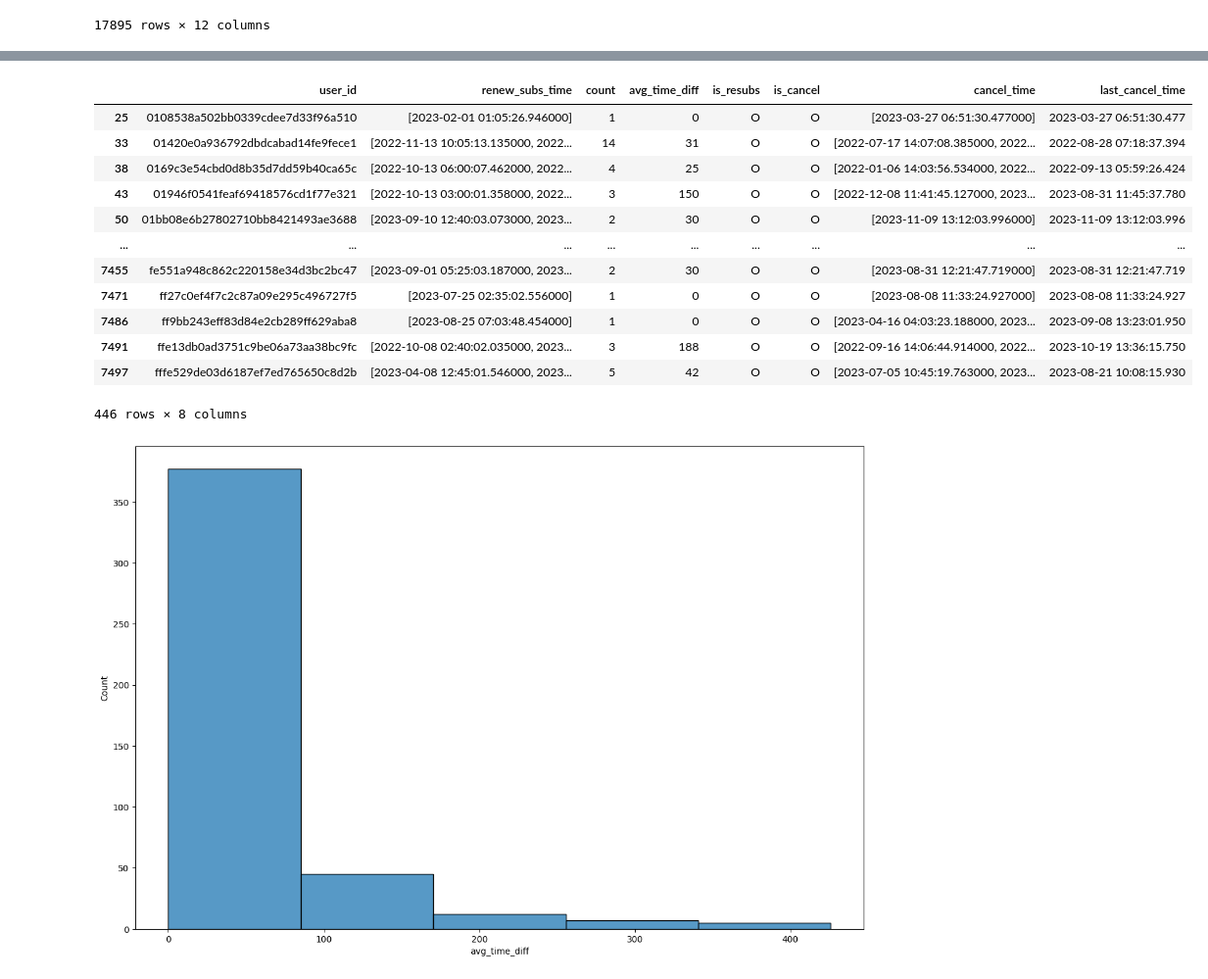
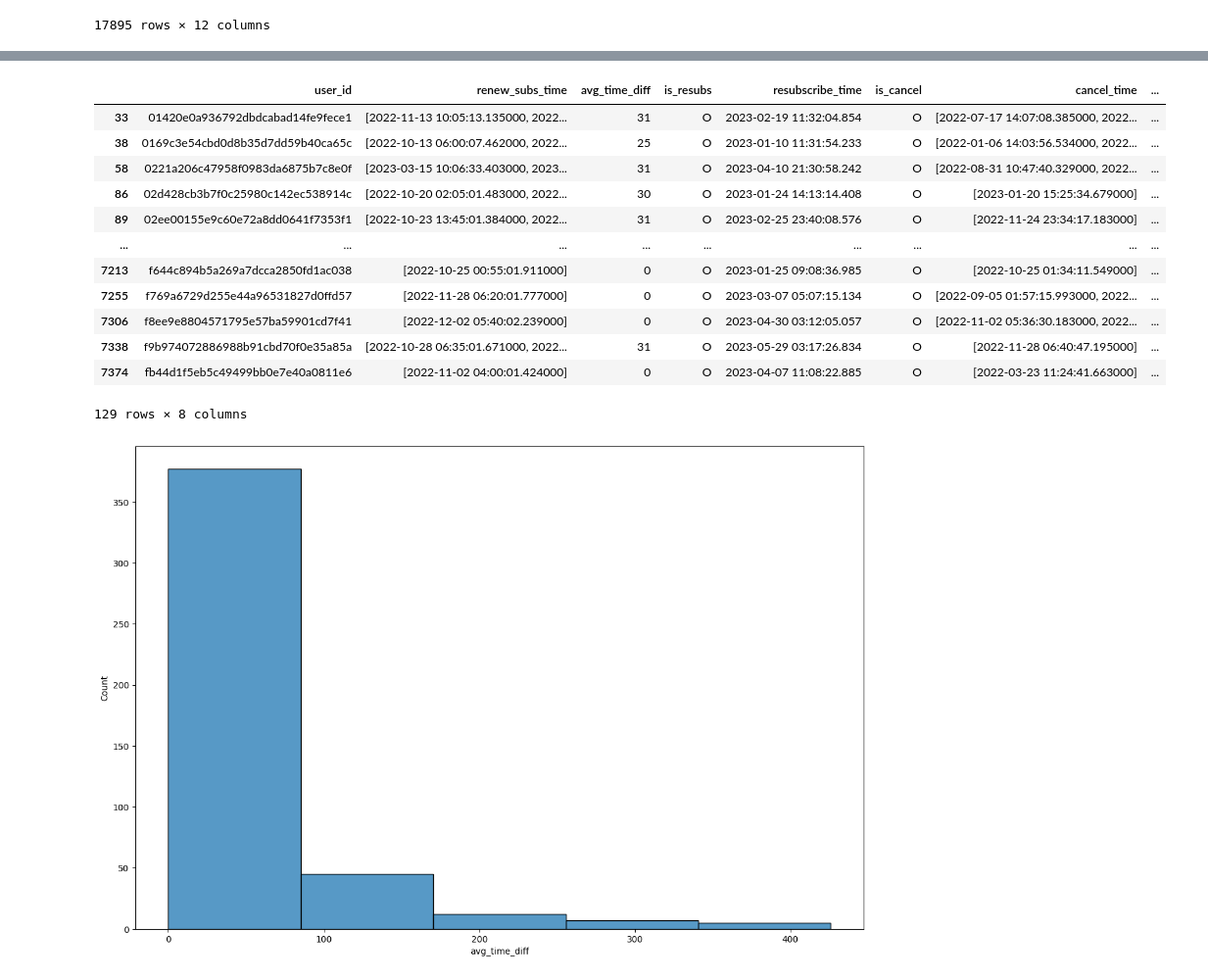
Before and after one commit to saeraniren/intermediate_project, a Jupyter notebook: lwc_main.ipynb, the cells around one changed output, grey strips where cells are left out. Shown at 98% size. Drawn from its saved outputs; the diff is of its cells as text; code cells hidden in the pictures.

```diff
--- a/lwc_main.ipynb
+++ b/lwc_main.ipynb
@@ -1364,8 +1380,7 @@ cancel_plan_df
 # 정기 구독 일정 텀
 renew_subs_df['client_event_time'] = pd.to_datetime(renew_subs_df['client_event_time'])
 renew_subs_groupby = renew_subs_df.groupby('user_id').agg(
-    renew_subs_time=('client_event_time', list),
-    count=('client_event_time', 'count')
+    renew_subs_time=('client_event_time', list)
 ).reset_index()
 renew_subs_groupby
 # %% [output]
@@ -1406,6 +1421,21 @@ renew_subs_groupby
 # %%
-# 재구독 여부 / 구독 취소 여부 판단
+# 재구독 여부 판단
 renew_subs_groupby['is_resubs'] = np.where(renew_subs_groupby['user_id'].isin(resubscribe_df['user_id']), 'O', 'X')
+
+# 데이터 변경
+resubscribe_df['client_event_time'] = pd.to_datetime(cancel_plan_df['client_event_time'])
+
+# 데이터 병합
+renew_subs_groupby = pd.merge(
+    renew_subs_groupby,
+    resubscribe_df.groupby('user_id').agg(resubscribe_time=('client_event_time', list)).reset_index(),
+    on='user_id', how='left')
+
+# 최근 재구독 날짜 확인
+renew_subs_groupby['last_resubscribe_time'] = renew_subs_groupby['resubscribe_time'].apply(
+    lambda x: (pd.Series(x).max() if len(x) > 0 else pd.NaT))
+
+# 구독 취소 여부 판단
 renew_subs_groupby['is_cancel'] = np.where(renew_subs_groupby['user_id'].isin(cancel_plan_df['user_id']), 'O', 'X')
 
 # 데이터 변경
@@ -1417,13 +1447,15 @@ resubs_judje_df = pd.merge(
     cancel_plan_df.groupby('user_id').agg(cancel_time=('client_event_time', list)).reset_index(),
     on='user_id', how='left')
 
-# NaN 값을 빈 리스트로 변환
-resubs_judje_df['cancel_time'] = resubs_judje_df['cancel_time'].apply(lambda x: x if isinstance(x, list) else [])
-
 # 최근 구독 취소 날짜 확인
 resubs_judje_df['last_cancel_time'] = resubs_judje_df['cancel_time'].apply(
     lambda x: (pd.Series(x).max() if len(x) > 0 else pd.NaT))
 
+# NaN 값을 빈 리스트로 변환
+resubs_judje_df['cancel_time'] = resubs_judje_df['cancel_time'].apply(lambda x: x if isinstance(x, list) else [])
+resubs_judje_df['resubscribe_time'] = resubs_judje_df['resubscribe_time'].apply(lambda x: x if isinstance(x, list) else [])
+
 # 데이터 확인
-resubs_judje_df.head(50)
+resubs_judje_df
+# resubs_judje_df.head(50)
 # %% [output]
@@ -1447,19 +1463,23 @@ resubs_judje_df.head(50)
 # %%
-resubs_judje_df[(resubs_judje_df['is_resubs'] == 'O') & (resubs_judje_df['is_cancel'] == 'O')]
+resubs_judje_df[
+    (resubs_judje_df['is_resubs'] == 'O')\
+    & (resubs_judje_df['is_cancel'] == 'O')\
+    & (resubs_judje_df['resubscribe_time'] > resubs_judje_df['last_cancel_time'])
+]
 # %% [output]
-|  | user_id | renew_subs_time | count | avg_time_diff | is_resubs | is_cancel | cancel_time | last_cancel_time |
-| 25 | 0108538a502bb0339cdee7d33f96a510 | [2023-02-01 01:05:26.946000] | 1 | 0 | O | O | [2023-03-27 06:51:30.477000] | 2023-03-27 06:51:30.477 |
-| 33 | 01420e0a936792dbdcabad14fe9fece1 | [2022-11-13 10:05:13.135000, 2022... | 14 | 31 | O | O | [2022-07-17 14:07:08.385000, 2022... | 2022-08-28 07:18:37.394 |
-| 38 | 0169c3e54cbd0d8b35d7dd59b40ca65c | [2022-10-13 06:00:07.462000, 2022... | 4 | 25 | O | O | [2022-01-06 14:03:56.534000, 2022... | 2022-09-13 05:59:26.424 |
-| 43 | 01946f0541feaf69418576cd1f77e321 | [2022-10-13 03:00:01.358000, 2022... | 3 | 150 | O | O | [2022-12-08 11:41:45.127000, 2023... | 2023-08-31 11:45:37.780 |
-| 50 | 01bb08e6b27802710bb8421493ae3688 | [2023-09-10 12:40:03.073000, 2023... | 2 | 30 | O | O | [2023-11-09 13:12:03.996000] | 2023-11-09 13:12:03.996 |
+|  | user_id | renew_subs_time | avg_time_diff | is_resubs | resubscribe_time | is_cancel | cancel_time | ... |
+| 33 | 01420e0a936792dbdcabad14fe9fece1 | [2022-11-13 10:05:13.135000, 2022... | 31 | O | 2023-02-19 11:32:04.854 | O | [2022-07-17 14:07:08.385000, 2022... | ... |
+| 38 | 0169c3e54cbd0d8b35d7dd59b40ca65c | [2022-10-13 06:00:07.462000, 2022... | 25 | O | 2023-01-10 11:31:54.233 | O | [2022-01-06 14:03:56.534000, 2022... | ... |
+| 58 | 0221a206c47958f0983da6875b7c8e0f | [2023-03-15 10:06:33.403000, 2023... | 31 | O | 2023-04-10 21:30:58.242 | O | [2022-08-31 10:47:40.329000, 2022... | ... |
+| 86 | 02d428cb3b7f0c25980c142ec538914c | [2022-10-20 02:05:01.483000, 2022... | 30 | O | 2023-01-24 14:13:14.408 | O | [2023-01-20 15:25:34.679000] | ... |
+| 89 | 02ee00155e9c60e72a8dd0641f7353f1 | [2022-10-23 13:45:01.384000, 2022... | 31 | O | 2023-02-25 23:40:08.576 | O | [2022-11-24 23:34:17.183000] | ... |
 | ... | ... | ... | ... | ... | ... | ... | ... | ... |
-| 7455 | fe551a948c862c220158e34d3bc2bc47 | [2023-09-01 05:25:03.187000, 2023... | 2 | 30 | O | O | [2023-08-31 12:21:47.719000] | 2023-08-31 12:21:47.719 |
-| 7471 | ff27c0ef4f7c2c87a09e295c496727f5 | [2023-07-25 02:35:02.556000] | 1 | 0 | O | O | [2023-08-08 11:33:24.927000] | 2023-08-08 11:33:24.927 |
-| 7486 | ff9bb243eff83d84e2cb289ff629aba8 | [2023-08-25 07:03:48.454000] | 1 | 0 | O | O | [2023-04-16 04:03:23.188000, 2023... | 2023-09-08 13:23:01.950 |
-| 7491 | ffe13db0ad3751c9be06a73aa38bc9fc | [2022-10-08 02:40:02.035000, 2023... | 3 | 188 | O | O | [2022-09-16 14:06:44.914000, 2022... | 2023-10-19 13:36:15.750 |
-| 7497 | fffe529de03d6187ef7ed765650c8d2b | [2023-04-08 12:45:01.546000, 2023... | 5 | 42 | O | O | [2023-07-05 10:45:19.763000, 2023... | 2023-08-21 10:08:15.930 |
+| 7213 | f644c894b5a269a7dcca2850fd1ac038 | [2022-10-25 00:55:01.911000] | 0 | O | 2023-01-25 09:08:36.985 | O | [2022-10-25 01:34:11.549000] | ... |
+| 7255 | f769a6729d255e44a96531827d0ffd57 | [2022-11-28 06:20:01.777000] | 0 | O | 2023-03-07 05:07:15.134 | O | [2022-09-05 01:57:15.993000, 2022... | ... |
+| 7306 | f8ee9e8804571795e57ba59901cd7f41 | [2022-12-02 05:40:02.239000] | 0 | O | 2023-04-30 03:12:05.057 | O | [2022-11-02 05:36:30.183000, 2022... | ... |
+| 7338 | f9b974072886988b91cbd70f0e35a85a | [2022-10-28 06:35:01.671000, 2022... | 31 | O | 2023-05-29 03:17:26.834 | O | [2022-11-28 06:40:47.195000] | ... |
+| 7374 | fb44d1f5eb5c49499bb0e7e40a0811e6 | [2022-11-02 04:00:01.424000] | 0 | O | 2023-04-07 11:08:22.885 | O | [2022-03-23 11:24:41.663000] | ... |
-446 rows × 8 columns
+129 rows × 8 columns
 # %%
 hist_plt_df = resubs_judje_df[(resubs_judje_df['is_resubs'] == 'O') & (resubs_judje_df['is_cancel'] == 'O')]
 
```
Also changed, not shown: parts of 4 cells of this notebook.
